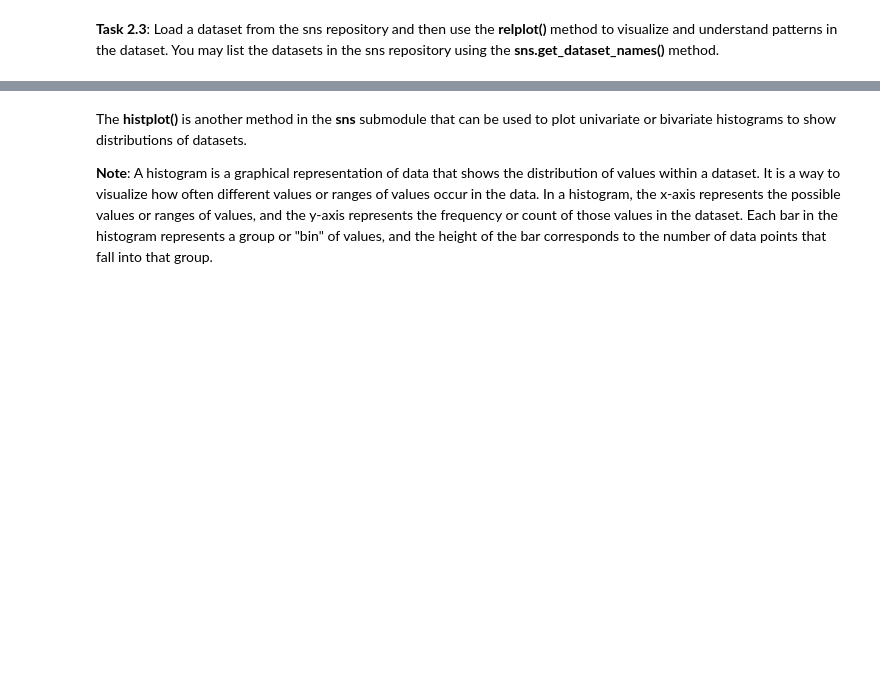
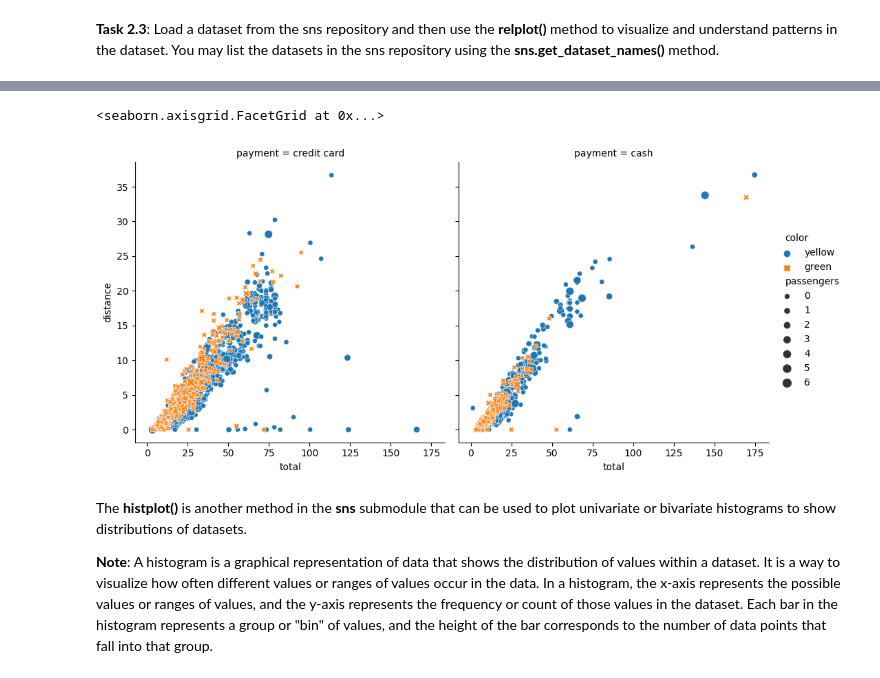
Before and after one commit to amohd63/ENCS5141-INTELLIGENT-SYSTEMS-LAB, a Jupyter notebook: Manual_ENCS5141_Exp2_Handling_Missing_Data.ipynb, the cells around one changed output, grey strips where cells are left out. Cells and saved outputs as stored; diff of their text form; code cells hidden in the pictures; blank space fills up the shorter version.

```diff
--- a/Manual_ENCS5141_Exp2_Handling_Missing_Data.ipynb
+++ b/Manual_ENCS5141_Exp2_Handling_Missing_Data.ipynb
@@ -179,0 +256,4 @@ From observing the visualization of the tips dataset, we can infer that as the t
+# %%
+# Load an example dataset
+taxis = sns.load_dataset("taxis")
+taxis.info()
@@ -180,3 +287,13 @@ From observing the visualization of the tips dataset, we can infer that as the t
+# %%
+# write you code here
+# Create a visualization
+sns.relplot(data=taxis,
+    x="total", y="distance", col="payment",
+    hue="color", style="color", size="passengers",
+)
+# %% [output]
+<seaborn.axisgrid.FacetGrid at 0x...>
+[figure, added]
 # %% [markdown]
 The **histplot()** is another method in the **sns** submodule that can be used to plot univariate or bivariate histograms to show distributions of datasets.
 
```
Also changed, not shown: parts of 24 cells of this notebook.
